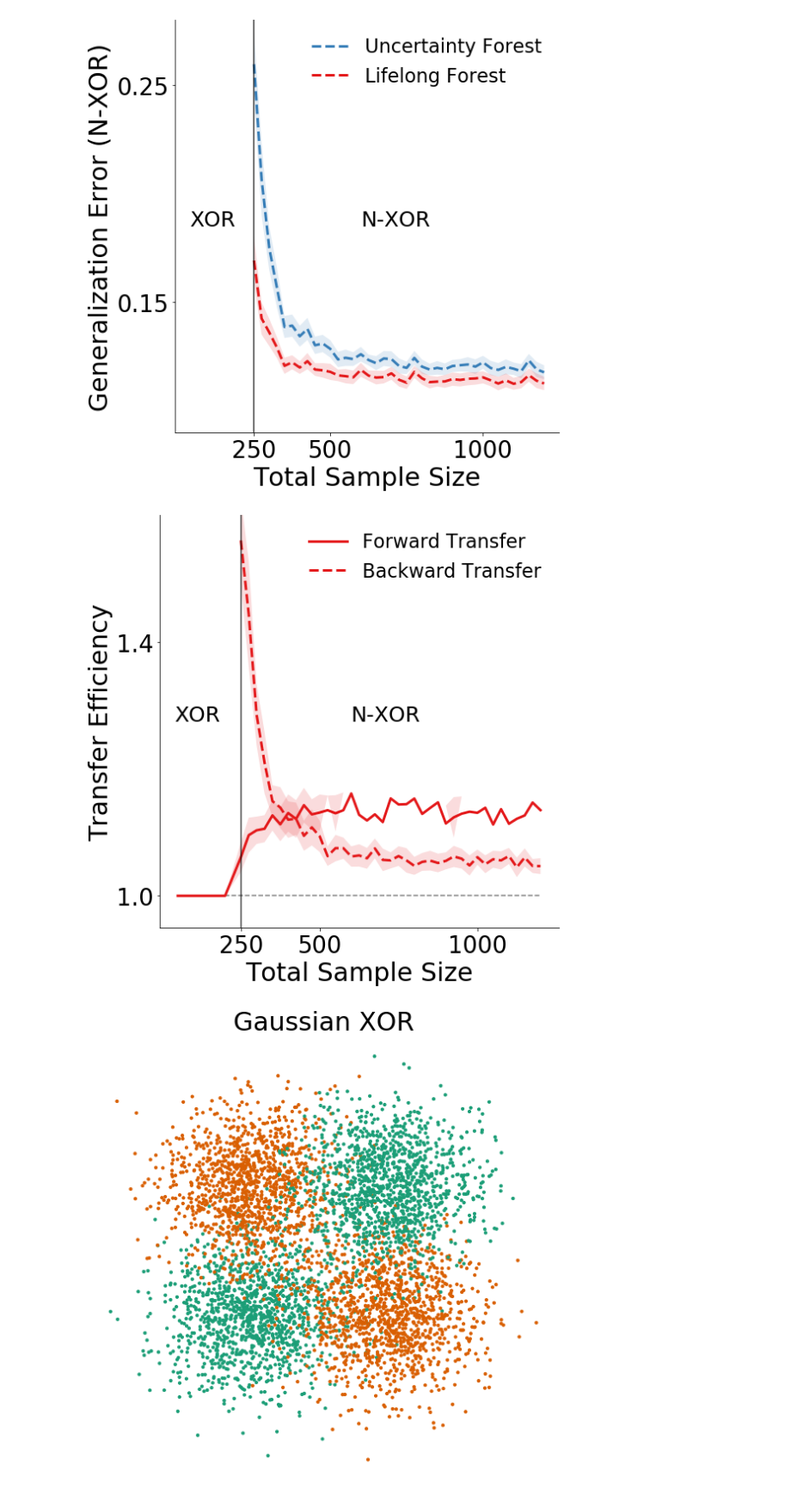
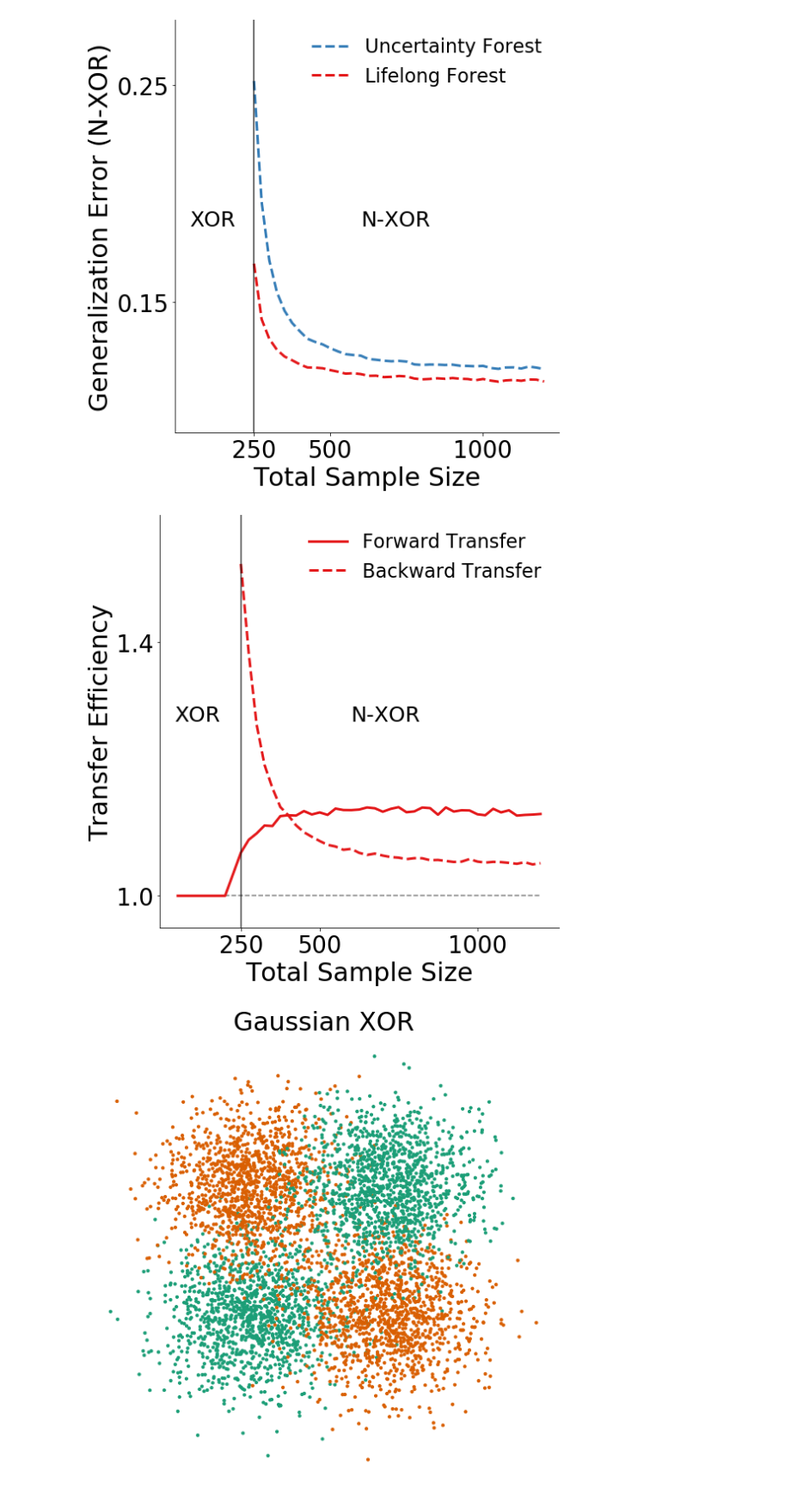
Before and after one commit to neurodata/lifelong_learner, a Jupyter notebook: lifelong_learner/notebooks/xor_nxor_exp.ipynb, the cells around one changed output. Shown: that part at 86% size. Cells and saved outputs as stored; diff of their text form; code cells hidden in the pictures.

```diff
--- a/lifelong_learner/notebooks/xor_nxor_exp.ipynb
+++ b/lifelong_learner/notebooks/xor_nxor_exp.ipynb
@@ -613,6 +628,6 @@ plt.savefig('../result/fig2_1.pdf',dpi=500)
 # %%
 mean_error = unpickle('../result/mean_xor_nxor.pickle')
-std_error = unpickle('../result/std_xor_nxor.pickle')/np.sqrt(mc_rep)
+std_error = unpickle('../result/std_xor_nxor.pickle')
 
 algorithms = ['Uncertainty Forest', 'Lifelong Forest']
 
@@ -623,22 +638,22 @@ fig1 = plt.figure(figsize=(8,8))
 ax1 = fig1.add_subplot(1,1,1)
 # for i, algo in enumerate(algorithms):
 ax1.plot(ns[len(n1s):], mean_error[2, len(n1s):], label=algorithms[0], c=colors[1], ls=ls[1], lw=3)
-ax1.fill_between(ns[len(n1s):],
-        mean_error[2, len(n1s):] + 1.96*std_error[2, len(n1s):],
-        mean_error[2, len(n1s):] - 1.96*std_error[2, len(n1s):],
-        where=mean_error[2, len(n1s):] + 1.96*std_error[2, len(n1s):] >= mean_error[2, len(n1s):] - 1.96*std_error[2, len(n1s):],
-        facecolor=colors[1],
-        alpha=0.15,
-        interpolate=True)
+#ax1.fill_between(ns[len(n1s):],
+#        mean_error[2, len(n1s):] + 1.96*std_error[2, len(n1s):],
+#        mean_error[2, len(n1s):] - 1.96*std_error[2, len(n1s):],
+#        where=mean_error[2, len(n1s):] + 1.96*std_error[2, len(n1s):] >= mean_error[2, len(n1s):] - 1.96*std_error[2, len(n1s):],
+#        facecolor=colors[1],
+#        alpha=0.15,
+#        interpolate=True)
 
 ax1.plot(ns[len(n1s):], mean_error[3, len(n1s):], label=algorithms[1], c=colors[0], ls=ls[1], lw=3)
-ax1.fill_between(ns[len(n1s):],
-        mean_error[3, len(n1s):] + 1.96*std_error[3, len(n1s):],
-        mean_error[3, len(n1s):] - 1.96*std_error[3, len(n1s):],
-        where=mean_error[3, len(n1s):] + 1.96*std_error[3, len(n1s):] >= mean_error[3, len(n1s):] - 1.96*std_error[3, len(n1s):],
-        facecolor=colors[0],
-        alpha=0.15,
-        interpolate=True)
+#ax1.fill_between(ns[len(n1s):],
+#        mean_error[3, len(n1s):] + 1.96*std_error[3, len(n1s):],
+#        mean_error[3, len(n1s):] - 1.96*std_error[3, len(n1s):],
+#        where=mean_error[3, len(n1s):] + 1.96*std_error[3, len(n1s):] >= mean_error[3, len(n1s):] - 1.96*std_error[3, len(n1s):],
+#        facecolor=colors[0],
+#        alpha=0.15,
+#        interpolate=True)
 
 ax1.set_ylabel('Generalization Error (%s)'%(TASK2), fontsize=fontsize)
 ax1.legend(loc='upper right', fontsize=22.5, frameon=False)
@@ -666,10 +681,10 @@ plt.tight_layout()
 
 plt.savefig('../result/fig2_2.pdf',dpi=500)
 # %% [output]
-[figure, old version]
+[figure, new version]
 # %%
 mean_error = unpickle('../result/mean_te_xor_nxor.pickle')
-std_error = unpickle('../result/std_te_xor_nxor.pickle')/np.sqrt(mc_rep)
+std_error = unpickle('../result/std_te_xor_nxor.pickle')
 
 algorithms = ['Forward Transfer', 'Backward Transfer']
 
@@ -677,48 +692,48 @@ TASK1='XOR'
 TASK2='N-XOR'
 
 fig1 = plt.figure(figsize=(8,8))
 ax1 = fig1.add_subplot(1,1,1)
 
 ax1.plot(ns, mean_error[0], label=algorithms[0], c=colors[0], ls=ls[0], lw=3)
-ax1.fill_between(ns,
-        mean_error[0] + 1.96*std_error[0],
-        mean_error[0] - 1.96*std_error[0],
-        where=mean_error[1] + 1.96*std_error[0] >= mean_error[0] - 1.96*std_error[0],
-        facecolor=colors[0],
-        alpha=0.15,
-        interpolate=True)
+#ax1.fill_between(ns,
+#        mean_error[0] + 1.96*std_error[0],
+#        mean_error[0] - 1.96*std_error[0],
+#        where=mean_error[1] + 1.96*std_error[0] >= mean_error[0] - 1.96*std_error[0],
+#        facecolor=colors[0],
+#        alpha=0.15,
+#        interpolate=True)
 
 ax1.plot(ns[len(n1s):], mean_error[1, len(n1s):], label=algorithms[1], c=colors[0], ls=ls[1], lw=3)
-ax1.fill_between(ns[len(n1s):],
-        mean_error[1, len(n1s):] + 1.96*std_error[1, len(n1s):],
-        mean_error[1, len(n1s):] - 1.96*std_error[1, len(n1s):],
-        where=mean_error[1, len(n1s):] + 1.96*std_error[1, len(n1s):] >= mean_error[1, len(n1s):] - 1.96*std_error[1, len(n1s):],
-        facecolor=colors[0],
-        alpha=0.15,
-        interpolate=True)
+#ax1.fill_between(ns[len(n1s):],
+#        mean_error[1, len(n1s):] + 1.96*std_error[1, len(n1s):],
+#        mean_error[1, len(n1s):] - 1.96*std_error[1, len(n1s):],
+#        where=mean_error[1, len(n1s):] + 1.96*std_error[1, len(n1s):] >= mean_error[1, len(n1s):] - 1.96*std_error[1, len(n1s):],
+#        facecolor=colors[0],
+#        alpha=0.15,
+#        interpolate=True)
 
 ax1.set_ylabel('Transfer Efficiency', fontsize=fontsize)
 ax1.legend(loc='upper right', fontsize=22.5, frameon=False)
 ax1.set_ylim(0.95, 1.6)
 ax1.set_xlabel('Total Sample Size', fontsize=fontsize)
 ax1.tick_params(labelsize=labelsize)
 ax1.set_yticks([1, 1.4])
 ax1.set_xticks([250, 500, 1000])
 ax1.axvline(x=ns[len(n1s)], c='k', alpha=0.75)
 right_side = ax1.spines["right"]
 right_side.set_visible(False)
 top_side = ax1.spines["top"]
 top_side.set_visible(False)
 ax1.hlines(1, 50,1200, colors='gray', linestyles='dashed',linewidth=1.5)
 
 ax1.text(40, np.mean(ax1.get_ylim()), "%s"%(TASK1), fontsize=25)
 ax1.text(600, np.mean(ax1.get_ylim()), "%s"%(TASK2), fontsize=25)
 
 plt.tight_layout()
 
 plt.savefig('../result/fig2_3.pdf',dpi=500)
 # %% [output]
-[figure, old version]
+[figure, new version]
 # %%
 colors = sns.color_palette('Dark2', n_colors=2)
 
```
Also changed, not shown: parts of 5 cells of this notebook, 21 other files.
